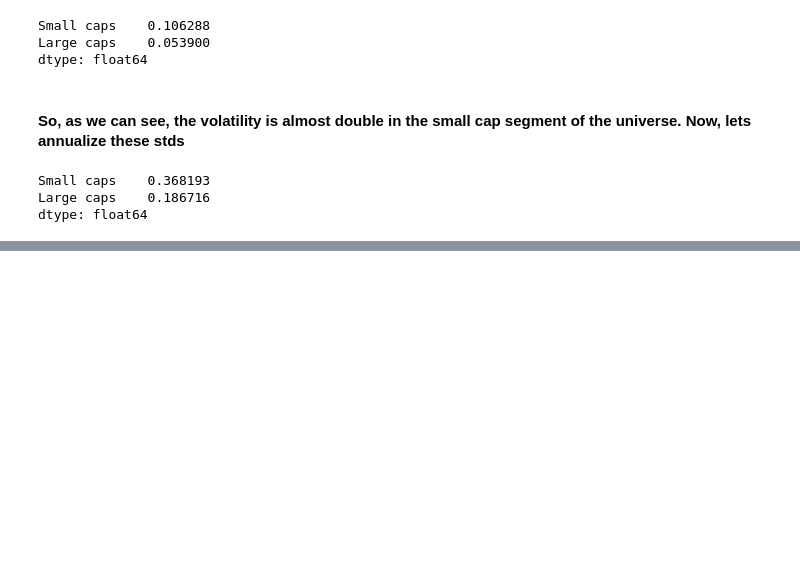
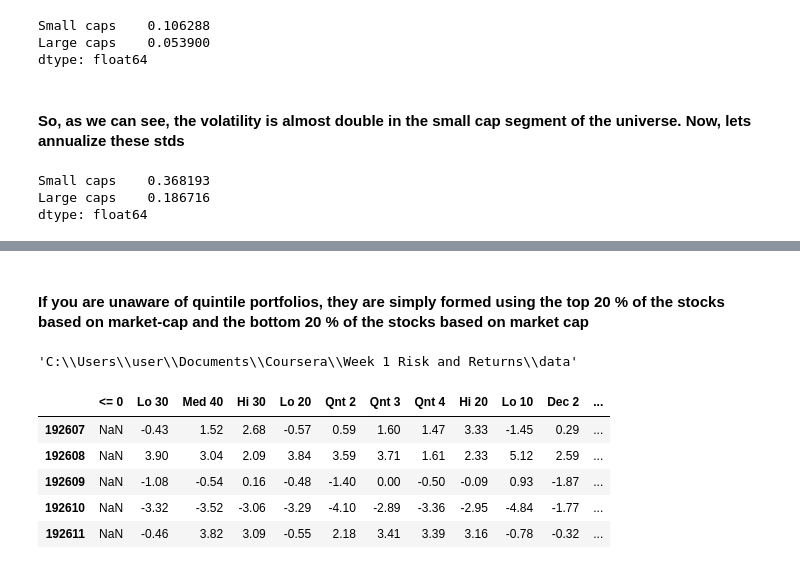
Before and after one commit to biv-neupane7/Investment-management-with-python, a Jupyter notebook: Risk and Returns EDHEC.ipynb, the cells around one changed output, grey strips where cells are left out. Saved outputs shown, nothing was run; the diff lists cells and outputs as text; code cells hidden in the pictures; blank space fills up the shorter version.

Commit message:
Fama French decile and quintile analysis
Using Annualized vol and return to calculate Sharpe ratios of decile and quintile portfolios sorted as per market capitalization

```diff
--- a/Risk and Returns EDHEC.ipynb
+++ b/Risk and Returns EDHEC.ipynb
@@ -376,0 +433,18 @@ dtype: float64
+# %% [markdown]
+#### If you are unaware of quintile portfolios, they are simply formed using the top 20 % of the stocks based on market-cap and the bottom 20 % of the stocks based on market cap
+# %%
+os.getcwd()
+# %% [output]
+'C:\\Users\\user\\Documents\\Coursera\\Week 1 Risk and Returns\\data'
+# %%
+# Lets look at the data
+
+quint_ret=pd.read_csv("Portfolios_Formed_on_ME_monthly_EW.csv", index_col=0, na_values="-99.99", header=0, parse_dates=True)
+quint_ret.head()
+# %% [output]
+|  | <= 0 | Lo 30 | Med 40 | Hi 30 | Lo 20 | Qnt 2 | Qnt 3 | Qnt 4 | Hi 20 | Lo 10 | Dec 2 | ... |
+| 192607 | NaN | -0.43 | 1.52 | 2.68 | -0.57 | 0.59 | 1.60 | 1.47 | 3.33 | -1.45 | 0.29 | ... |
+| 192608 | NaN | 3.90 | 3.04 | 2.09 | 3.84 | 3.59 | 3.71 | 1.61 | 2.33 | 5.12 | 2.59 | ... |
+| 192609 | NaN | -1.08 | -0.54 | 0.16 | -0.48 | -1.40 | 0.00 | -0.50 | -0.09 | 0.93 | -1.87 | ... |
+| 192610 | NaN | -3.32 | -3.52 | -3.06 | -3.29 | -4.10 | -2.89 | -3.36 | -2.95 | -4.84 | -1.77 | ... |
+| 192611 | NaN | -0.46 | 3.82 | 3.09 | -0.55 | 2.18 | 3.41 | 3.39 | 3.16 | -0.78 | -0.32 | ... |
```
Also changed, not shown: parts of 42 cells of this notebook.
